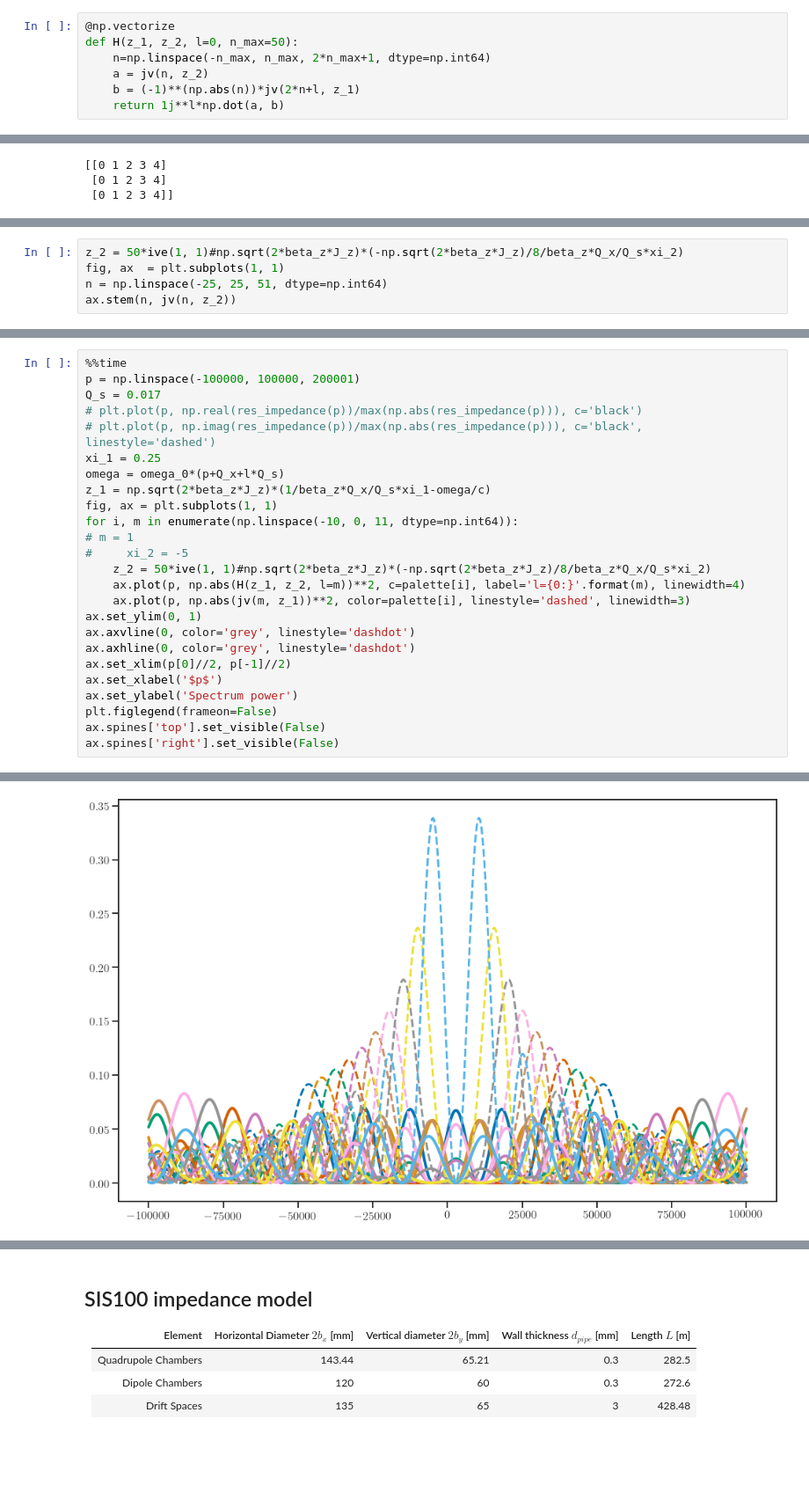
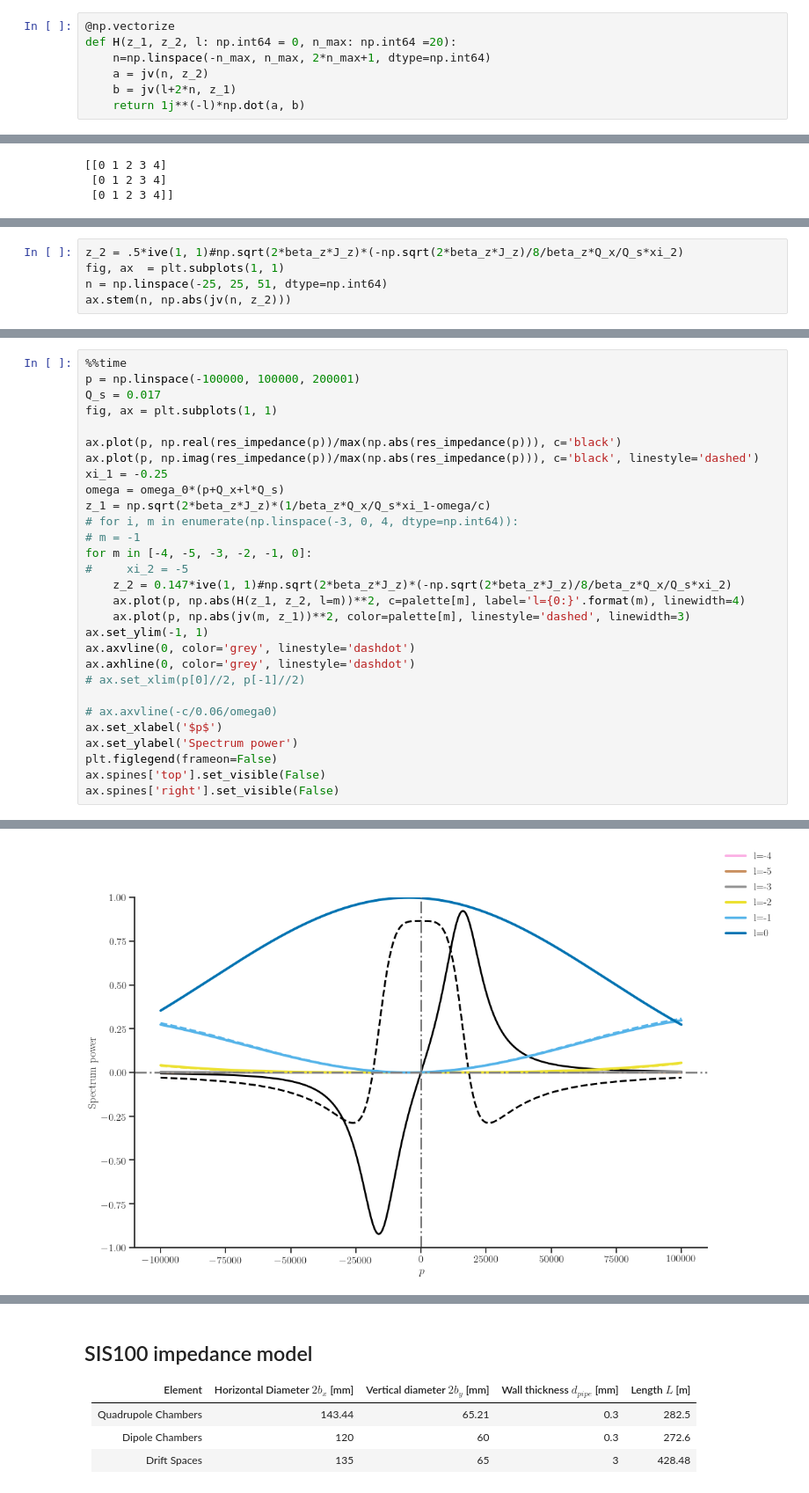
Before and after one commit to gubaidulinvadim/Dispersion-relations, a Jupyter notebook: Notebooks/Beam-mode spectra.ipynb, the cells around one changed output, grey strips where cells are left out. Shown: that part at 88% size. Saved outputs shown, nothing was run; the diff lists cells and outputs as text; blank space fills up the shorter version.

```diff
--- a/Notebooks/Beam-mode spectra.ipynb
+++ b/Notebooks/Beam-mode spectra.ipynb
@@ -118,11 +118,11 @@ print(np.sum(jv(n, z_2)*(jv(2*n-l, z_1)+(-1)**(l+3*n)*jv(2*n+l, z_1))))
 0.0001515902642029054
 # %%
 @np.vectorize
-def H(z_1, z_2, l=0, n_max=50):
+def H(z_1, z_2, l: np.int64 = 0, n_max: np.int64 =20):
     n=np.linspace(-n_max, n_max, 2*n_max+1, dtype=np.int64)
     a = jv(n, z_2)
-    b = (-1)**(np.abs(n))*jv(2*n+l, z_1)
-    return 1j**l*np.dot(a, b)
+    b = jv(l+2*n, z_1)
+    return 1j**(-l)*np.dot(a, b)
 # %%
 %%timeit
 z_1 = np.linspace(-1, 1, 10)
@@ -216,9 +216,9 @@ eff_impedance(-1)
 -10.296675191815854
 array(-1.37547155e+11+4.32607613e+11j)
 # %%
-z_2 = 50*ive(1, 1)#np.sqrt(2*beta_z*J_z)*(-np.sqrt(2*beta_z*J_z)/8/beta_z*Q_x/Q_s*xi_2)
+z_2 = .5*ive(1, 1)#np.sqrt(2*beta_z*J_z)*(-np.sqrt(2*beta_z*J_z)/8/beta_z*Q_x/Q_s*xi_2)
 fig, ax  = plt.subplots(1, 1)
 n = np.linspace(-25, 25, 51, dtype=np.int64)
-ax.stem(n, jv(n, z_2))
+ax.stem(n, np.abs(jv(n, z_2)))
 # %% [output]
 <StemContainer object of 3 artists>
@@ -227,22 +227,26 @@ ax.stem(n, jv(n, z_2))
 %%time
 p = np.linspace(-100000, 100000, 200001)
 Q_s = 0.017
-# plt.plot(p, np.real(res_impedance(p))/max(np.abs(res_impedance(p))), c='black')
-# plt.plot(p, np.imag(res_impedance(p))/max(np.abs(res_impedance(p))), c='black', linestyle='dashed')
-xi_1 = 0.25
+fig, ax = plt.subplots(1, 1)
+
+ax.plot(p, np.real(res_impedance(p))/max(np.abs(res_impedance(p))), c='black')
+ax.plot(p, np.imag(res_impedance(p))/max(np.abs(res_impedance(p))), c='black', linestyle='dashed')
+xi_1 = -0.25
 omega = omega_0*(p+Q_x+l*Q_s)
 z_1 = np.sqrt(2*beta_z*J_z)*(1/beta_z*Q_x/Q_s*xi_1-omega/c)
-fig, ax = plt.subplots(1, 1)
-for i, m in enumerate(np.linspace(-10, 0, 11, dtype=np.int64)):
-# m = 1
+# for i, m in enumerate(np.linspace(-3, 0, 4, dtype=np.int64)):
+# m = -1
+for m in [-4, -5, -3, -2, -1, 0]:
 #     xi_2 = -5
-    z_2 = 50*ive(1, 1)#np.sqrt(2*beta_z*J_z)*(-np.sqrt(2*beta_z*J_z)/8/beta_z*Q_x/Q_s*xi_2)
-    ax.plot(p, np.abs(H(z_1, z_2, l=m))**2, c=palette[i], label='l={0:}'.format(m), linewidth=4)
-    ax.plot(p, np.abs(jv(m, z_1))**2, color=palette[i], linestyle='dashed', linewidth=3)
-ax.set_ylim(0, 1)
+    z_2 = 0.147*ive(1, 1)#np.sqrt(2*beta_z*J_z)*(-np.sqrt(2*beta_z*J_z)/8/beta_z*Q_x/Q_s*xi_2)
+    ax.plot(p, np.abs(H(z_1, z_2, l=m))**2, c=palette[m], label='l={0:}'.format(m), linewidth=4)
+    ax.plot(p, np.abs(jv(m, z_1))**2, color=palette[m], linestyle='dashed', linewidth=3)
+ax.set_ylim(-1, 1)
 ax.axvline(0, color='grey', linestyle='dashdot')
 ax.axhline(0, color='grey', linestyle='dashdot')
-ax.set_xlim(p[0]//2, p[-1]//2)
+# ax.set_xlim(p[0]//2, p[-1]//2)
+
+# ax.axvline(-c/0.06/omega0)
 ax.set_xlabel('$p$')
 ax.set_ylabel('Spectrum power')
 plt.figlegend(frameon=False)
@@ -253 +258 @@ IndexError: list index out of range
-[figure, old version]
+[figure, new version]
```
Also changed, not shown: parts of 14 cells of this notebook, 4 other files.
